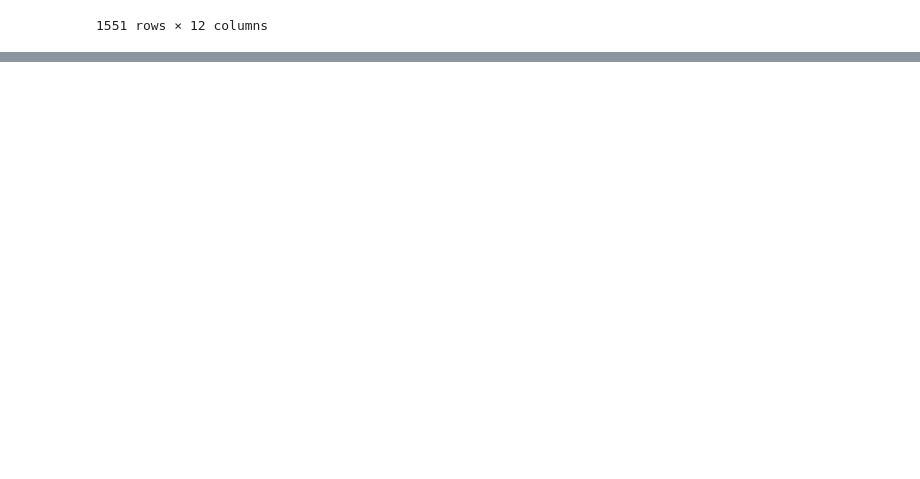
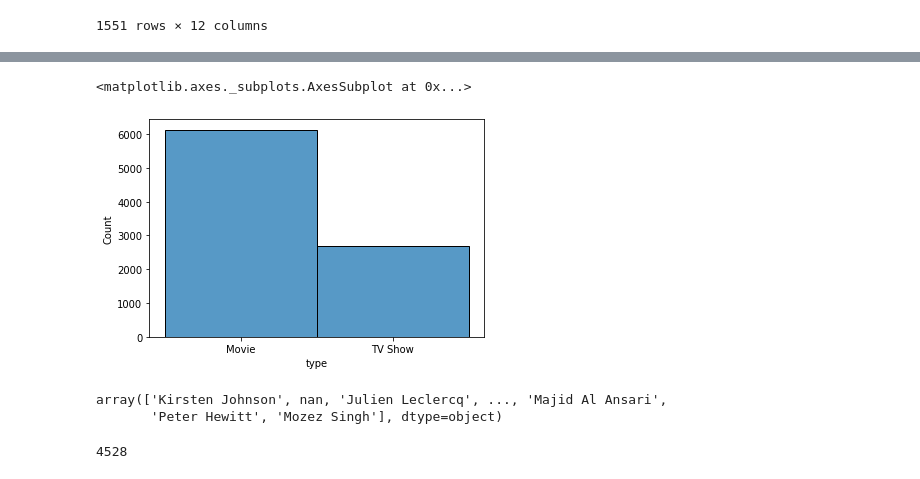
Before and after one commit to pkmariya/Python, a Jupyter notebook: NetflixProject_Mariya_DSMLJune22.ipynb, the cells around one changed output, grey strips where cells are left out. Drawn from its saved outputs; the diff is of its cells as text; code cells hidden in the pictures; blank space fills up the shorter version.

```diff
--- a/NetflixProject_Mariya_DSMLJune22.ipynb
+++ b/NetflixProject_Mariya_DSMLJune22.ipynb
@@ -403,3 +415,6 @@ month_wise_list
 | 8800 | s8801 | TV Show | Zindagi Gulzar Hai | NaN | Sanam Saeed, Fawad Khan, Ayesha O... | Pakistan | December 15, 2016 | 2012 | TV-PG | 1 Season | ... |
 | 8805 | s8806 | Movie | Zoom | Peter Hewitt | Tim Allen, Courteney Cox, Chevy C... | United States | January 11, 2020 | 2006 | PG | 88 min | ... |
 1551 rows × 12 columns
+# %%
+tips = pd.read_csv("https://d2beiqkhq929f0.cloudfront.net/public_assets/assets/000/000/940/original/netflix.csv")
+tips
@@ -405,0 +457,14 @@ month_wise_list
+# %%
+sns.histplot(tips['type'])
+# %% [output]
+<matplotlib.axes._subplots.AxesSubplot at 0x...>
+[figure, added]
+# %%
+tips["director"].unique()
+# %% [output]
+array(['Kirsten Johnson', nan, 'Julien Leclercq', ..., 'Majid Al Ansari',
+       'Peter Hewitt', 'Mozez Singh'], dtype=object)
+# %%
+tips["director"].nunique()
+# %% [output]
+4528
```
Also changed, not shown: parts of 12 cells of this notebook.
